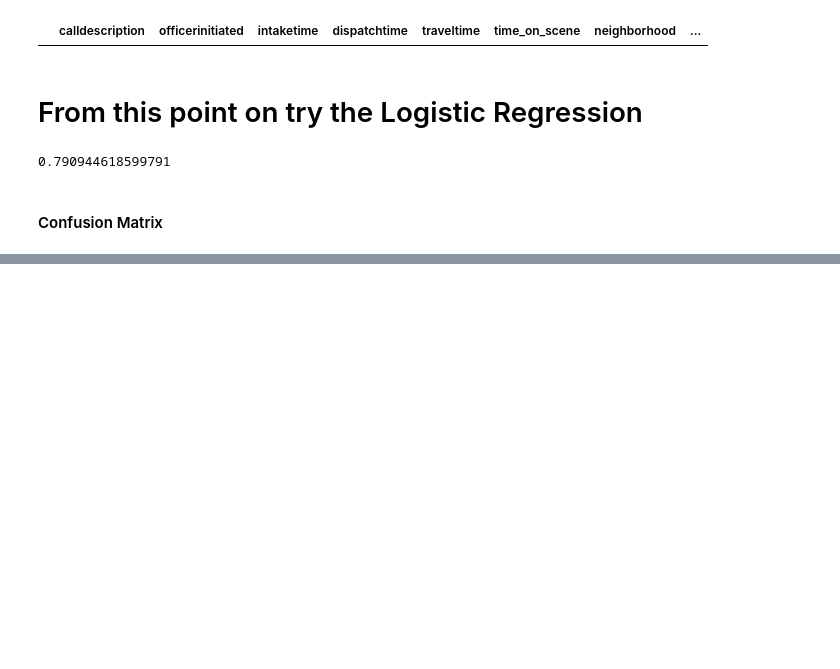
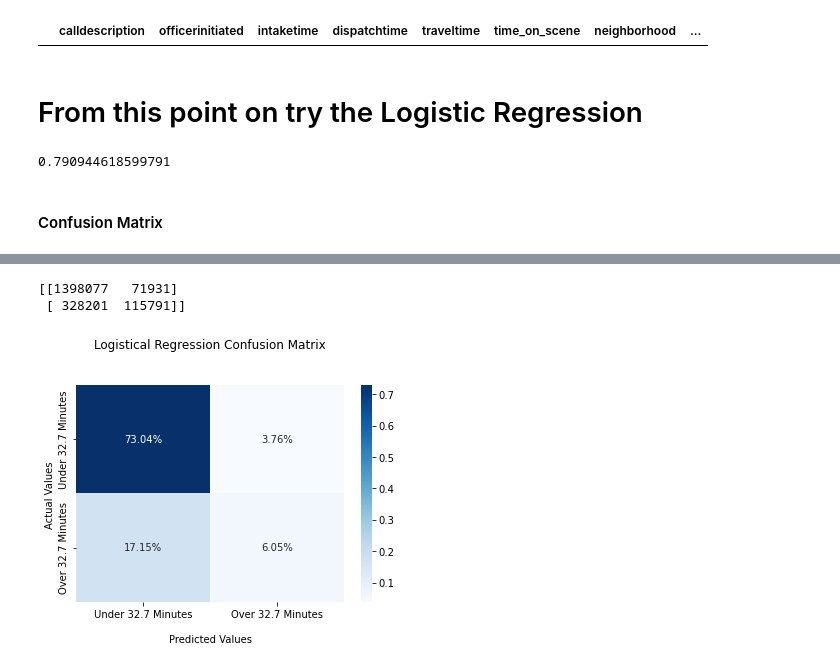
Before and after one commit to jedc4xer/model_assessment, a Jupyter notebook: logistic_confusion_matrix.ipynb, the cells around one changed output, grey strips where cells are left out. Drawn from its saved outputs; the diff is of its cells as text; code cells hidden in the pictures; blank space fills up the shorter version.

```diff
--- a/logistic_confusion_matrix.ipynb
+++ b/logistic_confusion_matrix.ipynb
@@ -175,0 +176,23 @@ plot_confusion_matrix(log_reg, X_test, y_test, values_format='d', display_labels
+# %%
+#Generate the confusion matrix
+from sklearn.metrics import confusion_matrix
+cf_matrix = confusion_matrix(y_test, predictions)
+
+print(cf_matrix)
+ax = sns.heatmap(cf_matrix/np.sum(cf_matrix), annot=True,
+            fmt='.2%', cmap='Blues')
+
+ax.set_title('Logistical Regression Confusion Matrix\n\n');
+ax.set_xlabel('\nPredicted Values')
+ax.set_ylabel('Actual Values ');
+
+## Ticket labels - List must be in alphabetical order
+ax.xaxis.set_ticklabels(['Under 32.7 Minutes','Over 32.7 Minutes'])
+ax.yaxis.set_ticklabels(['Under 32.7 Minutes','Over 32.7 Minutes'])
+
+## Display the visualization of the Confusion Matrix.
+plt.show()
+# %% [output]
+[[1398077   71931]
+ [ 328201  115791]]
+[figure, added]
```
Also changed, not shown: parts of 1 cell of this notebook.
